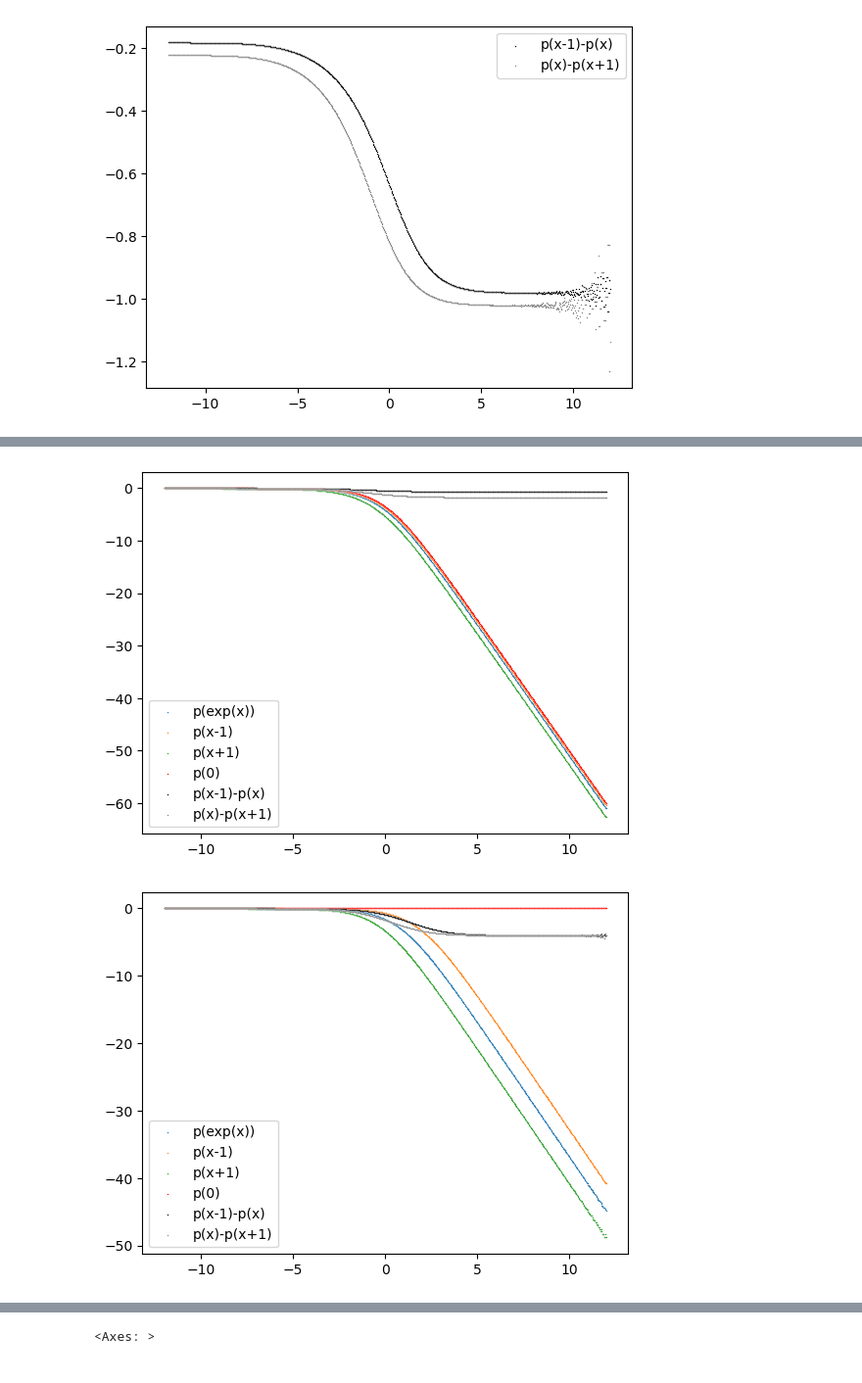
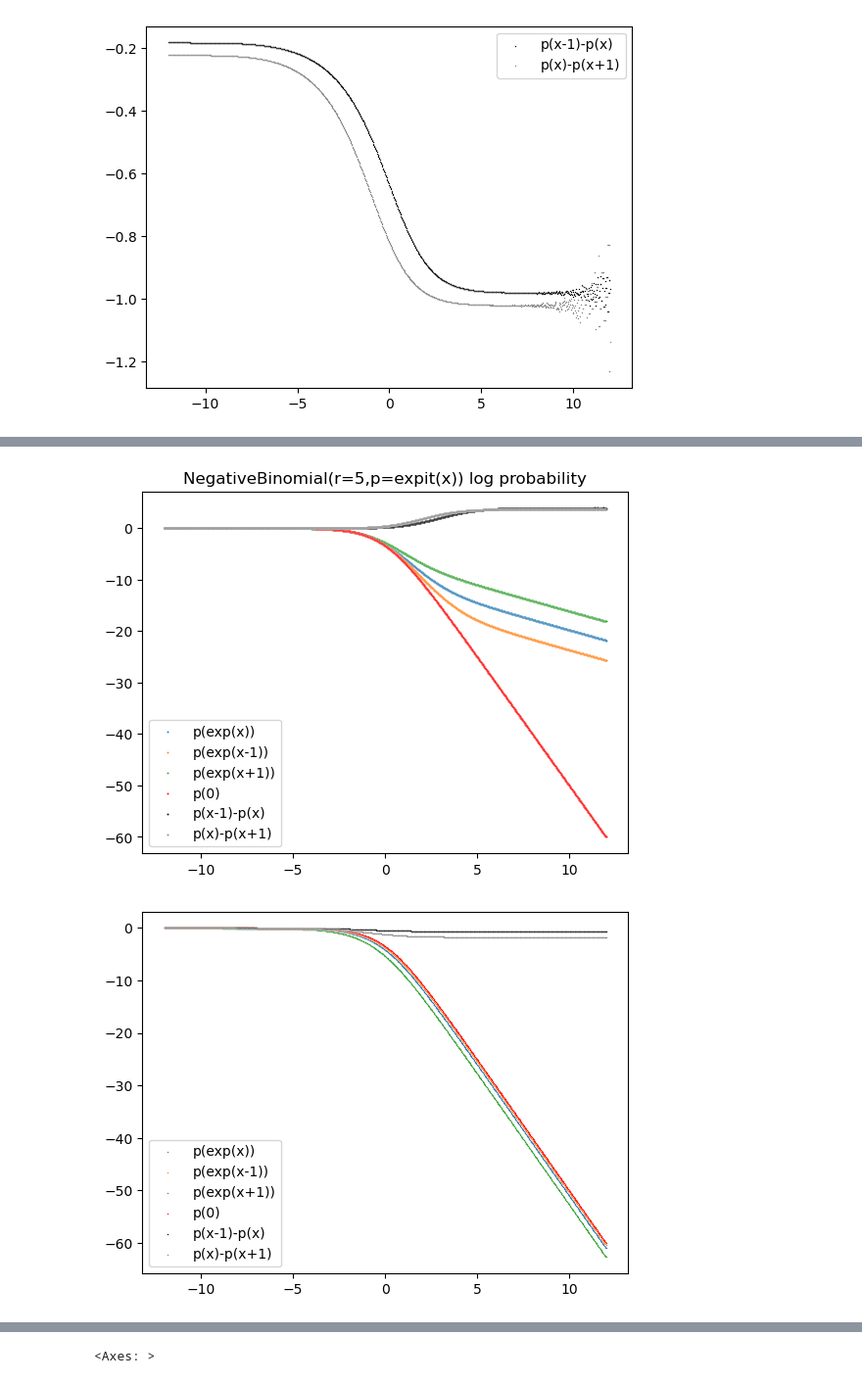
Before and after one commit to mtvector/scANTIPODE, a Jupyter notebook: examples/improve_fit/Toy-DiscreteWeibull-WithLaplacePriors-InitRandn.ipynb, the cells around one changed output, grey strips where cells are left out. Shown at 98% size. Drawn from its saved outputs; the diff is of its cells as text; code cells hidden in the pictures.

```diff
--- a/examples/improve_fit/Toy-DiscreteWeibull-WithLaplacePriors-InitRandn.ipynb
+++ b/examples/improve_fit/Toy-DiscreteWeibull-WithLaplacePriors-InitRandn.ipynb
@@ -297,4 +309,16 @@ seaborn.scatterplot(x=mus.numpy().flatten(),y=(log_probs[2]-log_probs[0]).numpy(
 # %%
+total_counts=5*torch.ones(1)
+mus=torch.linspace(-12., 12.,1000).unsqueeze(0)
+log_probs=dist.NegativeBinomial(logits=mus,total_count=total_counts,validate_args=False).log_prob(torch.cat([mus-total_counts.log(),mus-1-total_counts.log(),mus+1-total_counts.log(),mus.new_zeros(mus.shape)-100],dim=0).exp())
+seaborn.scatterplot(x=mus.numpy().flatten(),y=log_probs[0].numpy().flatten(),s=2,label='p(exp(x))')
+seaborn.scatterplot(x=mus.numpy().flatten(),y=log_probs[1].numpy().flatten(),s=2,label='p(exp(x-1))')
+seaborn.scatterplot(x=mus.numpy().flatten(),y=log_probs[2].numpy().flatten(),s=2,label='p(exp(x+1))')
+seaborn.scatterplot(x=mus.numpy().flatten(),y=log_probs[3].numpy().flatten(),s=2,c='red',label='p(0)')
+seaborn.scatterplot(x=mus.numpy().flatten(),y=(log_probs[0]-log_probs[1]).numpy().flatten(),s=2,c='black',label='p(x-1)-p(x)')
+seaborn.scatterplot(x=mus.numpy().flatten(),y=(log_probs[2]-log_probs[0]).numpy().flatten(),s=2,c='grey',label='p(x)-p(x+1)')
+plt.title('NegativeBinomial(r=5,p=expit(x)) log probability')
+plt.show()
+
 value = torch.cat([mus,mus-1,mus+1,mus.new_zeros(mus.shape)-100],dim=0).exp()
 logits = mus
 total_counts=5*torch.ones(1)
@@ -317,50 +341,54 @@ value_logits = value * torch.nn.functional.logsigmoid(logits)
 
 
 seaborn.scatterplot(x=mus.numpy().flatten(),y=log_unnormalized_prob[0].numpy().flatten(),s=1.0,label='p(exp(x))')
-seaborn.scatterplot(x=mus.numpy().flatten(),y=log_unnormalized_prob[1].numpy().flatten(),s=1.0,label='p(x-1)')
-seaborn.scatterplot(x=mus.numpy().flatten(),y=log_unnormalized_prob[2].numpy().flatten(),s=1.0,label='p(x+1)')
+seaborn.scatterplot(x=mus.numpy().flatten(),y=log_unnormalized_prob[1].numpy().flatten(),s=1.0,label='p(exp(x-1))')
+seaborn.scatterplot(x=mus.numpy().flatten(),y=log_unnormalized_prob[2].numpy().flatten(),s=1.0,label='p(exp(x+1))')
 seaborn.scatterplot(x=mus.numpy().flatten(),y=log_unnormalized_prob[3].numpy().flatten(),s=1.0,c='red',label='p(0)')
 seaborn.scatterplot(x=mus.numpy().flatten(),y=(log_unnormalized_prob[0]-log_unnormalized_prob[1]).numpy().flatten(),s=1.0,c='black',label='p(x-1)-p(x)')
 seaborn.scatterplot(x=mus.numpy().flatten(),y=(log_unnormalized_prob[2]-log_unnormalized_prob[0]).numpy().flatten(),s=1.0,c='grey',label='p(x)-p(x+1)')
 plt.show()
-seaborn.scatterplot(x=mus.numpy().flatten(),y=log_normalization[0].numpy().flatten(),s=1.0,label='p(exp(x))')
-seaborn.scatterplot(x=mus.numpy().flatten(),y=log_normalization[1].numpy().flatten(),s=1.0,label='p(x-1)')
-seaborn.scatterplot(x=mus.numpy().flatten(),y=log_normalization[2].numpy().flatten(),s=1.0,label='p(x+1)')
-seaborn.scatterplot(x=mus.numpy().flatten(),y=log_normalization[3].numpy().flatten(),s=1.0,c='red',label='p(0)')
-seaborn.scatterplot(x=mus.numpy().flatten(),y=(log_normalization[0]-log_normalization[1]).numpy().flatten(),s=1.0,c='black',label='p(x-1)-p(x)')
-seaborn.scatterplot(x=mus.numpy().flatten(),y=(log_normalization[2]-log_normalization[0]).numpy().flatten(),s=1.0,c='grey',label='p(x)-p(x+1)')
+seaborn.scatterplot(x=mus.numpy().flatten(),y=log_normalization[0].numpy().flatten(),s=1.0,label='log_normalization(exp(x))')
+seaborn.scatterplot(x=mus.numpy().flatten(),y=log_normalization[1].numpy().flatten(),s=1.0,label='log_normalization(x-1)')
+seaborn.scatterplot(x=mus.numpy().flatten(),y=log_normalization[2].numpy().flatten(),s=1.0,label='log_normalization(x+1)')
+seaborn.scatterplot(x=mus.numpy().flatten(),y=log_normalization[3].numpy().flatten(),s=1.0,c='red',label='log_normalization(0)')
+seaborn.scatterplot(x=mus.numpy().flatten(),y=(log_normalization[0]-log_normalization[1]).numpy().flatten(),s=1.0,c='black',label='log_normalization(x-1)-p(x)')
+seaborn.scatterplot(x=mus.numpy().flatten(),y=(log_normalization[2]-log_normalization[0]).numpy().flatten(),s=1.0,c='grey',label='log_normalization(x)-p(x+1)')
 plt.show()
-seaborn.scatterplot(x=mus.numpy().flatten(),y=neg_logits[0].numpy().flatten(),s=1.0,label='p(exp(x))')
+seaborn.scatterplot(x=mus.numpy().flatten(),y=neg_logits[0].numpy().flatten(),s=1.0,label='neg_logits')
 plt.show()
-seaborn.scatterplot(x=mus.numpy().flatten(),y=value_logits[0].numpy().flatten(),s=1.0,label='p(exp(x))')
-seaborn.scatterplot(x=mus.numpy().flatten(),y=value_logits[1].numpy().flatten(),s=1.0,label='p(x-1)')
-seaborn.scatterplot(x=mus.numpy().flatten(),y=value_logits[2].numpy().flatten(),s=1.0,label='p(x+1)')
-seaborn.scatterplot(x=mus.numpy().flatten(),y=value_logits[3].numpy().flatten(),s=1.0,c='red',label='p(0)')
-seaborn.scatterplot(x=mus.numpy().flatten(),y=(value_logits[0]-value_logits[1]).numpy().flatten(),s=1.0,c='black',label='p(x-1)-p(x)')
-seaborn.scatterplot(x=mus.numpy().flatten(),y=(value_logits[2]-value_logits[0]).numpy().flatten(),s=1.0,c='grey',label='p(x)-p(x+1)')
+seaborn.scatterplot(x=mus.numpy().flatten(),y=value_logits[0].numpy().flatten(),s=1.0,label='value_sigmoid(exp(x))')
+seaborn.scatterplot(x=mus.numpy().flatten(),y=value_logits[1].numpy().flatten(),s=1.0,label='value_sigmoid(x-1)')
+seaborn.scatterplot(x=mus.numpy().flatten(),y=value_logits[2].numpy().flatten(),s=1.0,label='value_sigmoid(x+1)')
+seaborn.scatterplot(x=mus.numpy().flatten(),y=value_logits[3].numpy().flatten(),s=1.0,c='red',label='value_sigmoid(0)')
 plt.show()
+
+seaborn.scatterplot(x=mus.numpy().flatten(),y=-torch.lgamma(total_counts + value[0]).numpy().flatten(),s=1.0,label='lgamma(total_counts + value)')
+seaborn.scatterplot(x=mus.numpy().flatten(),y=torch.lgamma(1.0 + value[0]).numpy().flatten(),s=1.0,label='lgamma(1.0 + value)')
+seaborn.scatterplot(x=mus.numpy().flatten(),y=torch.lgamma(total_counts+torch.zeros(value[0].shape)).numpy().flatten(),s=1.0,label='lgamma(total_counts)')
+plt.show()
+
 
 # def log_prob(value,logits,total_counts):
 #     if self._validate_args:
 #         self._validate_sample(value)
 
 #     log_unnormalized_prob = total_counts * torch.nn.functional.logsigmoid(
 #         -logits
 #     ) + value * F.logsigmoid(logits)
 
 #     log_normalization = (
 #         -torch.lgamma(total_counts + value)
 #         + torch.lgamma(1.0 + value)
 #         + torch.lgamma(total_counts)
 #     )
 #     # The case total_counts == 0 and value == 0 has probability 1 but
 #     # lgamma(0) is infinite. Handle this case separately using a function
 #     # that does not modify tensors in place to allow Jit compilation.
 #     log_normalization = log_normalization.masked_fill(
 #         total_counts + value == 0.0, 0.0
 #     )
 
 #     return log_unnormalized_prob - log_normalization
 # %% [output]
-[figure, old version]
+[figure, new version]
-[figure, old version]
+[figure, new version]
```
Also changed, not shown: parts of 3 cells of this notebook, 7 other files.
